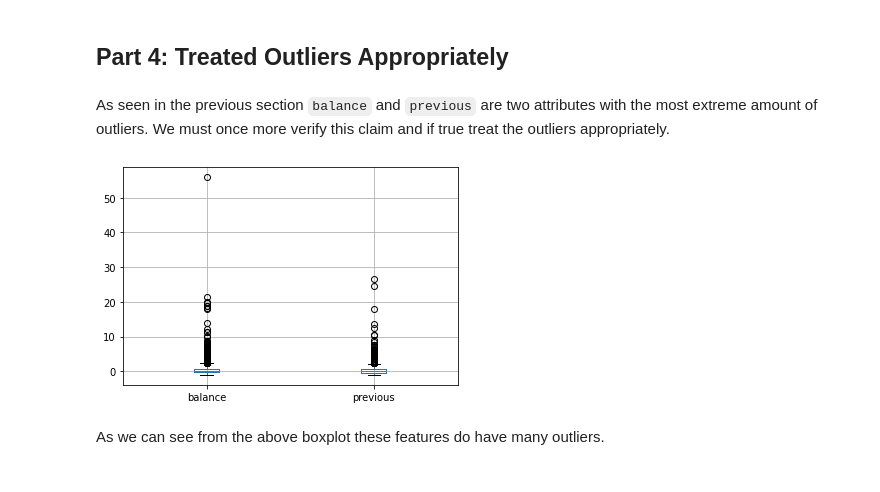
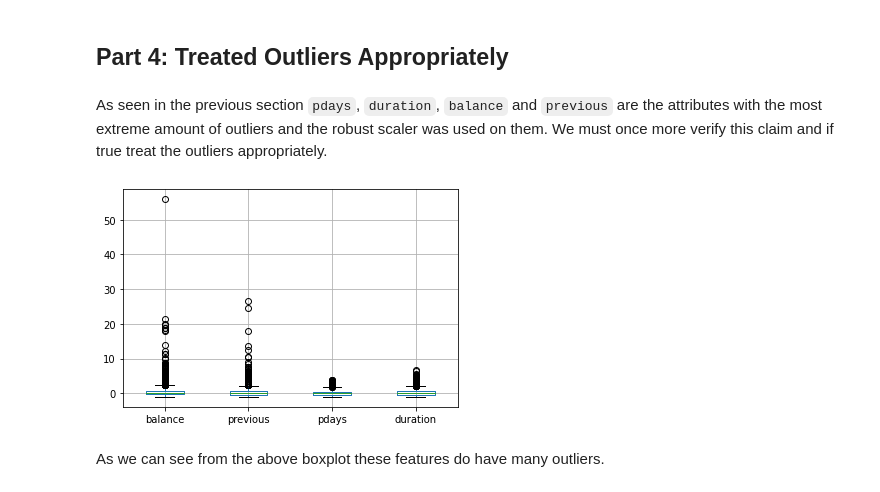
Before and after one commit to seanmorrissey98/DataMining, a Jupyter notebook: Etivity2/etivity2.ipynb, the cells around one changed output. Drawn from its saved outputs; the diff is of its cells as text; code cells hidden in the pictures.

```diff
--- a/Etivity2/etivity2.ipynb
+++ b/Etivity2/etivity2.ipynb
@@ -260,7 +260,7 @@ From viewing the above plots we can see that `campaign` and `balance` follow mor
 # %%
 # Use a standard scaler to scale attributes evenly distributed
 scaler = StandardScaler()
-df[['campaign','balance']] = scaler.fit_transform(df[['campaign','balance']])
+df[['campaign','age']] = scaler.fit_transform(df[['campaign','age']])
 # %% [markdown]
 Also from viewing the above plots we can see that `balance`, `previous`, `pdays` and `duration` all contain **outliers**. Due to these features containing outliers the **minmax** or **standard scalers** are not suited to them, as the outliers would end up being on the boundaries with the rest of the data lying in a small range. The solution is to use a **robust scaler** as it is more suited to **outliers**.
 # %%
@@ -270,13 +270,13 @@ df[['balance','previous','pdays', 'duration']] = robust_scaler.fit_transform(df[
 # %% [markdown]
 ## Part 4: Treated Outliers Appropriately
 # %% [markdown]
-As seen in the previous section `balance` and `previous` are two attributes with the most extreme amount of outliers. We must once more verify this claim and if true treat the outliers appropriately.
+As seen in the previous section `pdays`, `duration`, `balance` and `previous` are the attributes with the most extreme amount of outliers and the robust scaler was used on them. We must once more verify this claim and if true treat the outliers appropriately.
 # %%
 # Box plot of balance and previous
-df.boxplot(column=['balance','previous'])
+df.boxplot(column=['balance','previous', 'pdays', 'duration'])
 plt.show()
 # %% [output]
-[figure, old version]
+[figure, new version]
 # %% [markdown]
 As we can see from the above boxplot these features do have many outliers.
 # %%
```
Also changed, not shown: parts of 21 cells of this notebook.
